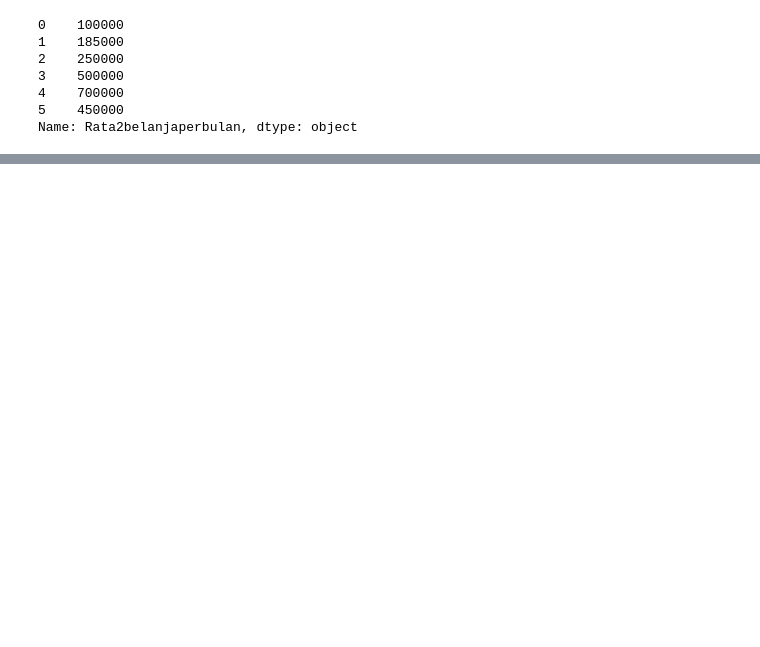
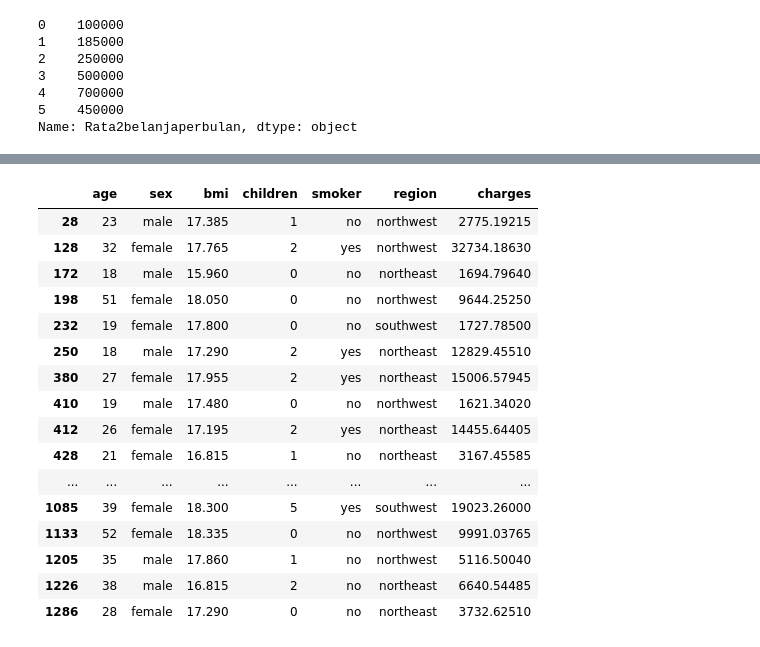
Before and after one commit to gheghey/belajarcoding, a Jupyter notebook: Assignment_Day3_.ipynb, the cells around one changed output, grey strips where cells are left out. Cells and saved outputs as stored; diff of their text form; code cells hidden in the pictures; blank space fills up the shorter version.

```diff
--- a/Assignment_Day3_.ipynb
+++ b/Assignment_Day3_.ipynb
@@ -69,3 +69,6 @@ df_data_pelanggan[filter_logic]
 | 2 | Capsa | Jakarta | 7/1/87 | 8/10/20 | 250000 | ... |
 | 3 | Roger | Sumedang | 8/8/91 | 12/12/21 | 500000 | ... |
 | 4 | Petsy | Tangerang | 5/6/90 | 3/3/20 | 700000 | ... |
+# %%
+import pandas as pd
+df_insurance = pd.read_csv('insurance.csv')
@@ -71,0 +91,21 @@ df_data_pelanggan[filter_logic]
+# %%
+filter_logic = df_insurance['bmi'] < 18.5
+df_insurance[filter_logic]
+# %% [output]
+|  | age | sex | bmi | children | smoker | region | charges |
+| 28 | 23 | male | 17.385 | 1 | no | northwest | 2775.19215 |
+| 128 | 32 | female | 17.765 | 2 | yes | northwest | 32734.18630 |
+| 172 | 18 | male | 15.960 | 0 | no | northeast | 1694.79640 |
+| 198 | 51 | female | 18.050 | 0 | no | northwest | 9644.25250 |
+| 232 | 19 | female | 17.800 | 0 | no | southwest | 1727.78500 |
+| 250 | 18 | male | 17.290 | 2 | yes | northeast | 12829.45510 |
+| 380 | 27 | female | 17.955 | 2 | yes | northeast | 15006.57945 |
+| 410 | 19 | male | 17.480 | 0 | no | northwest | 1621.34020 |
+| 412 | 26 | female | 17.195 | 2 | yes | northeast | 14455.64405 |
+| 428 | 21 | female | 16.815 | 1 | no | northeast | 3167.45585 |
+| ... | ... | ... | ... | ... | ... | ... | ... |
+| 1085 | 39 | female | 18.300 | 5 | yes | southwest | 19023.26000 |
+| 1133 | 52 | female | 18.335 | 0 | no | northwest | 9991.03765 |
+| 1205 | 35 | male | 17.860 | 1 | no | northwest | 5116.50040 |
+| 1226 | 38 | male | 16.815 | 2 | no | northeast | 6640.54485 |
+| 1286 | 28 | female | 17.290 | 0 | no | northeast | 3732.62510 |
```
Also changed, not shown: parts of 4 cells of this notebook.
